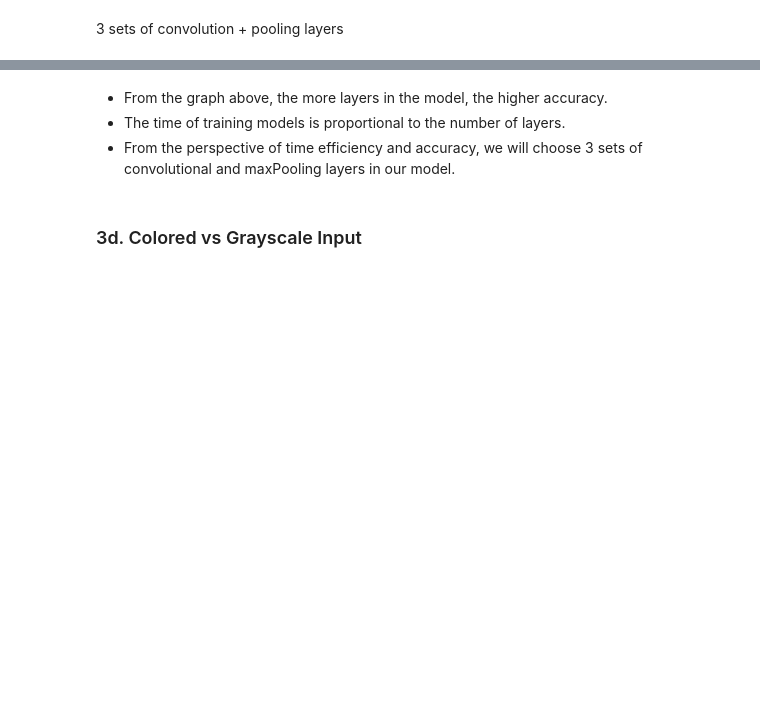
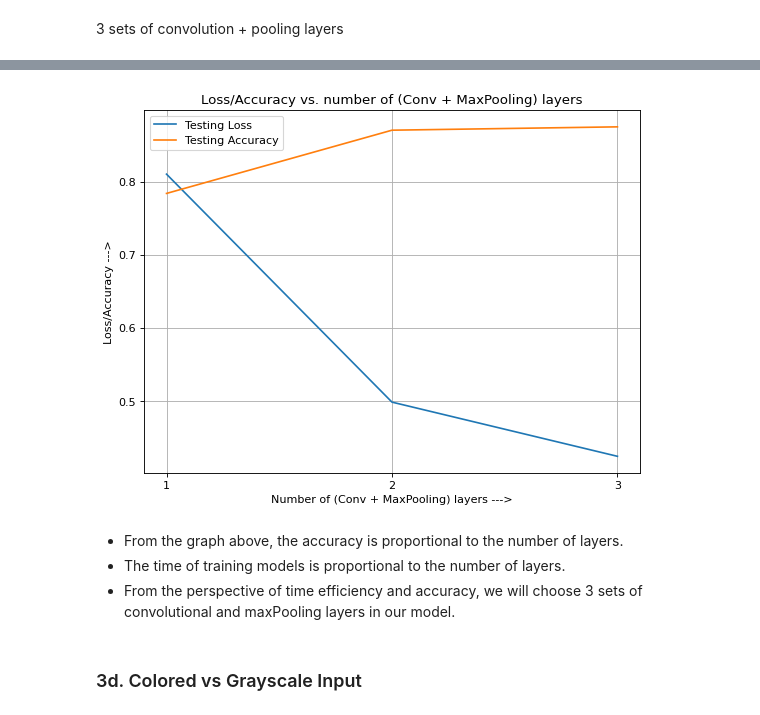
Before and after one commit to FilbertZBW/CNN_SVHN, a Jupyter notebook: CNN.ipynb, the cells around one changed output, grey strips where cells are left out. Saved outputs shown, nothing was run; the diff lists cells and outputs as text; code cells hidden in the pictures; blank space fills up the shorter version.

```diff
--- a/CNN.ipynb
+++ b/CNN.ipynb
@@ -489,12 +626,17 @@ def compare_models(model_list, X_test, y_test):
         lost_list.append(lost)
         accuracy_list.append(accuracy)
 
+    figure(figsize=(8, 6), dpi=80)
     plt.xticks(range(1,4))
-    plt.plot(lost_list, label="lost_list")
-    plt.plot(accuracy_list, label="accuracy_list")
+    plt.plot(lost_list, label="Testing Loss")
+    plt.plot(accuracy_list, label="Testing Accuracy")
     plt.legend()
-    plt.title("lost/accuracy vs. number of (conv + maxPooling) layers")
+    plt.grid()
+    plt.title("Loss/Accuracy vs. number of (Conv + MaxPooling) layers")
+    plt.xlabel("Number of (Conv + MaxPooling) layers --->")
+    plt.ylabel("Loss/Accuracy --->")
     plt.show()
 
 model_list = [model1, model2, model3]
 compare_models(model_list, X_test, y_test)
+# %% [output]
@@ -501,5 +646,6 @@ compare_models(model_list, X_test, y_test)
+[figure, added]
 # %% [markdown]
-* From the graph above, the more layers in the model, the higher accuracy.
+* From the graph above, the accuracy is proportional to the number of layers.
 * The time of training models is proportional to the number of layers.
 * From the perspective of time efficiency and accuracy, we will choose 3 sets of convolutional and maxPooling layers in our model.
 # %% [markdown]
```
Also changed, not shown: parts of 47 cells of this notebook.
